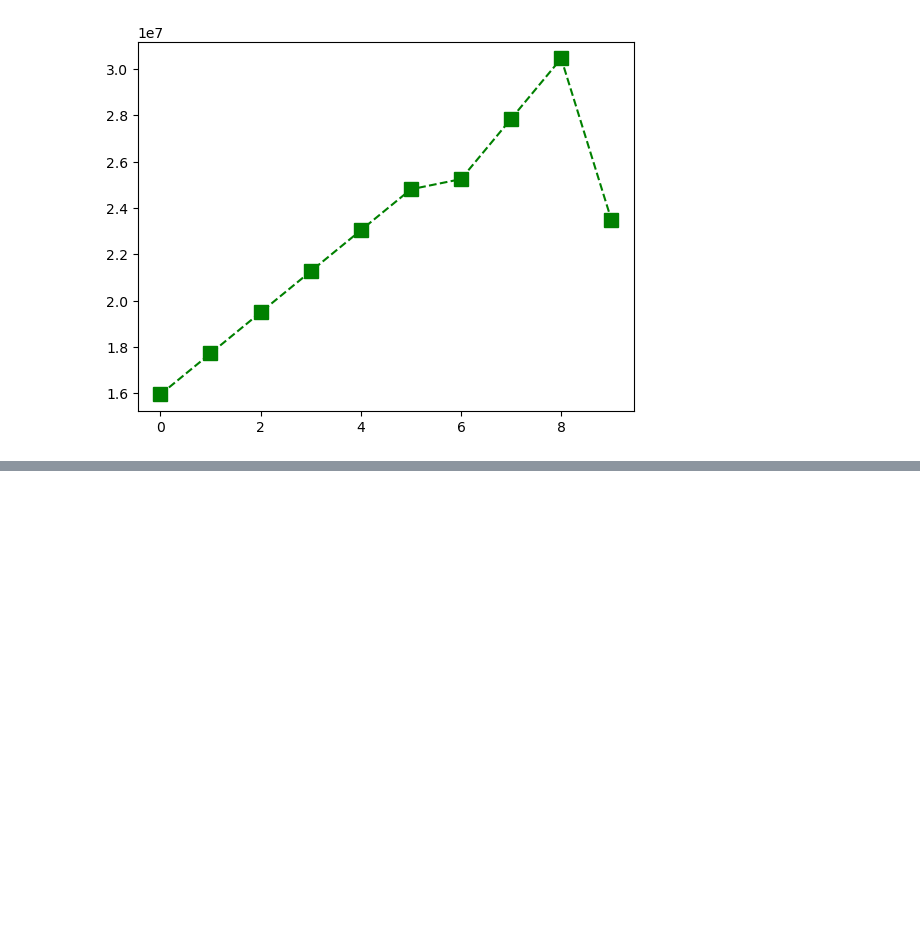
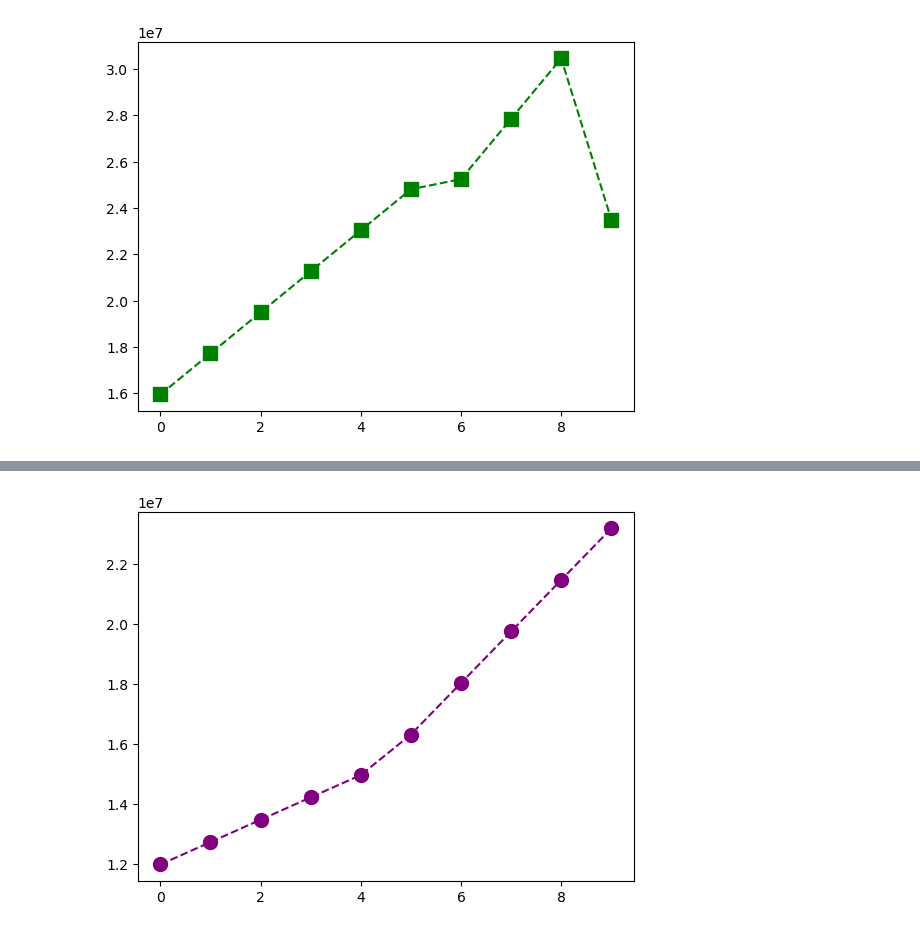
Before and after one commit to AdhirajMali/IPL-data-analysis, a Jupyter notebook: IPL data analysis.ipynb, the cells around one changed output, grey strips where cells are left out. Saved outputs shown, nothing was run; the diff lists cells and outputs as text; code cells hidden in the pictures; blank space fills up the shorter version.

```diff
--- a/IPL data analysis.ipynb
+++ b/IPL data analysis.ipynb
@@ -247,0 +291,5 @@ plt.plot(Salary[0], ls ='--', color='green', marker='s', ms='10') # edit marker
+# %%
+plt.plot(Salary[1], ls ='--', c='purple', marker='o', ms='10')
+plt.show()
+# %% [output]
+[figure, added]
```
Also changed, not shown: parts of 13 cells of this notebook.
